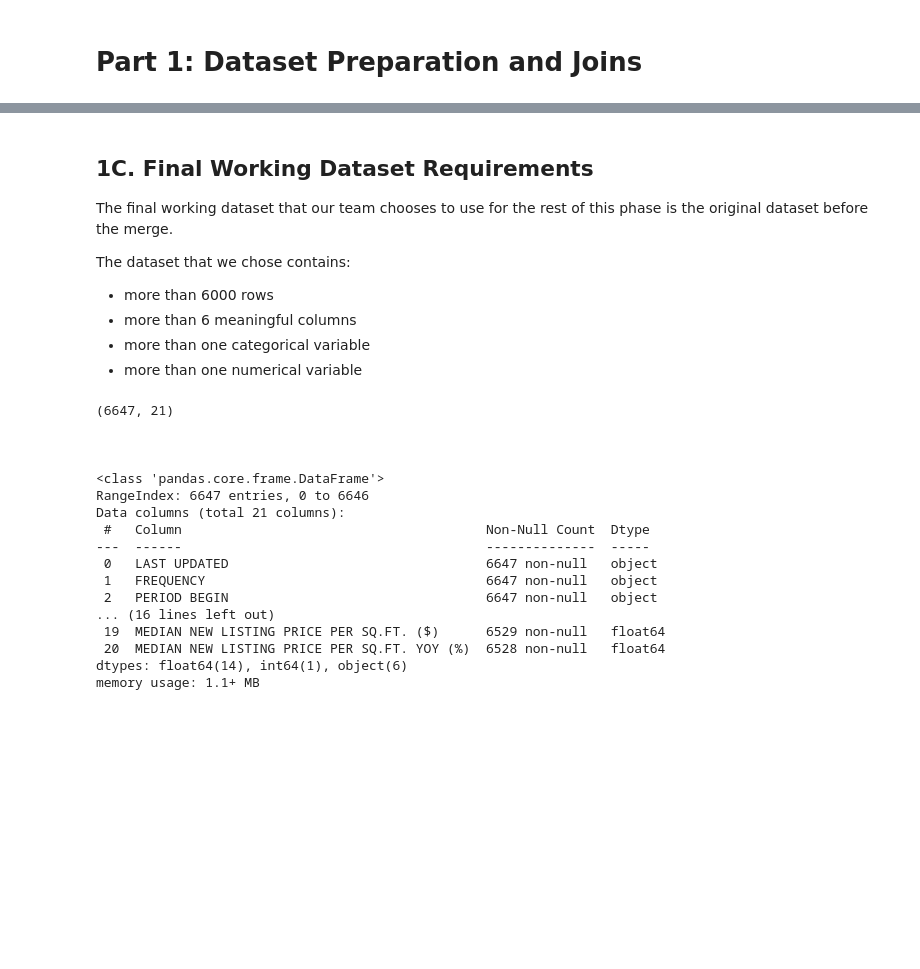
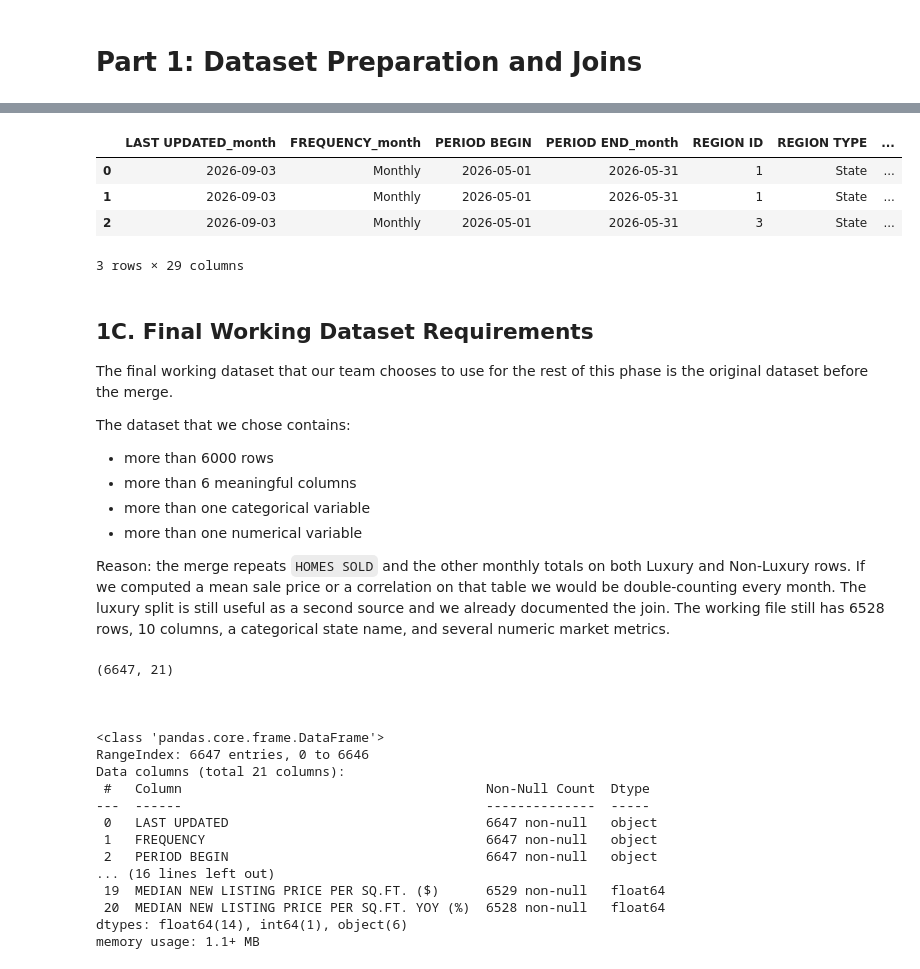
Before and after one commit to Mmajko03/Data-Analytics-of-Housing-Market_Across-the-United-States, a Jupyter notebook: G2 EDA/Group17_Maeki_Anthony_CS577_Phase2_Assignment.ipynb, the cells around one changed output, grey strips where cells are left out. Drawn from its saved outputs; the diff is of its cells as text; code cells hidden in the pictures; blank space fills up the shorter version.

```diff
--- a/G2 EDA/Group17_Maeki_Anthony_CS577_Phase2_Assignment.ipynb
+++ b/G2 EDA/Group17_Maeki_Anthony_CS577_Phase2_Assignment.ipynb
@@ -218,3 +282,11 @@ for merged dataset ('PERIOD BEGIN'): 6519
+# %%
+df_merge.head(3)
+# %% [output]
+|  | LAST UPDATED_month | FREQUENCY_month | PERIOD BEGIN | PERIOD END_month | REGION ID | REGION TYPE | ... |
+| 0 | 2026-09-03 | Monthly | 2026-05-01 | 2026-05-31 | 1 | State | ... |
+| 1 | 2026-09-03 | Monthly | 2026-05-01 | 2026-05-31 | 1 | State | ... |
+| 2 | 2026-09-03 | Monthly | 2026-05-01 | 2026-05-31 | 3 | State | ... |
+3 rows × 29 columns
 # %% [markdown]
 ## 1C. Final Working Dataset Requirements
 
@@ -226,6 +298,8 @@ The dataset that we chose contains:
 - more than 6 meaningful columns
 - more than one categorical variable
 - more than one numerical variable
+
+Reason: the merge repeats `HOMES SOLD` and the other monthly totals on both Luxury and Non-Luxury rows. If we computed a mean sale price or a correlation on that table we would be double-counting every month. The luxury split is still useful as a second source and we already documented the join. The working file still has 6528 rows, 10 columns, a categorical state name, and several numeric market metrics.
 # %%
 print(df.shape)
 print("\n\n")
```
Also changed, not shown: parts of 69 cells of this notebook, 1 other file.
